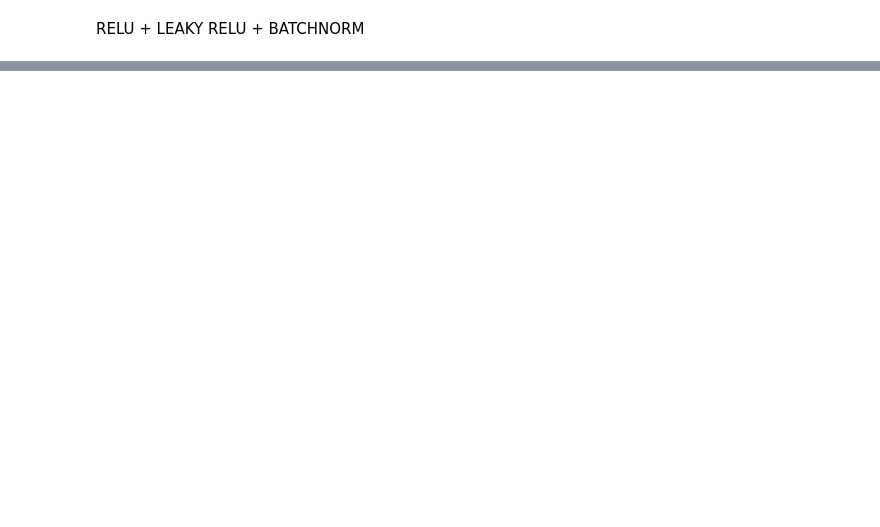
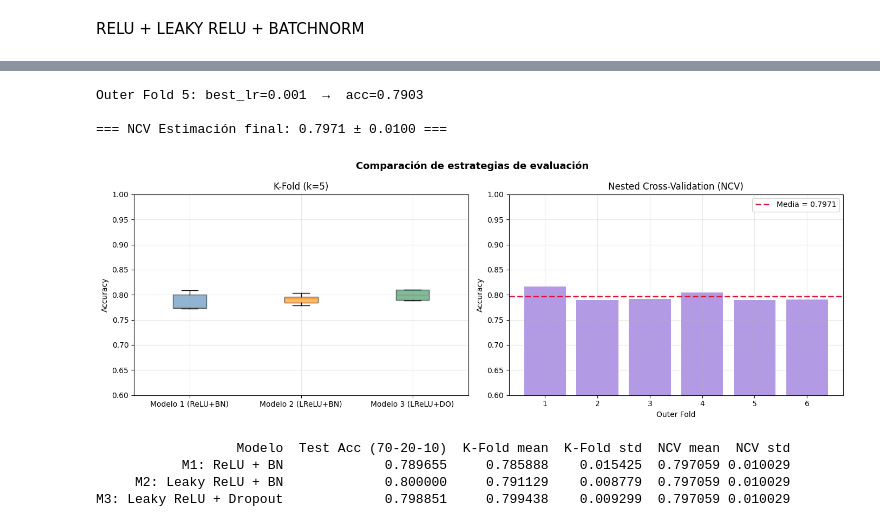
Before and after one commit to EduFergo/ml-test, a Jupyter notebook: spaceship-titanic-with-tfdf.ipynb, the cells around one changed output, grey strips where cells are left out. Saved outputs shown, nothing was run; the diff lists cells and outputs as text; code cells hidden in the pictures; blank space fills up the shorter version.

```diff
--- a/spaceship-titanic-with-tfdf.ipynb
+++ b/spaceship-titanic-with-tfdf.ipynb
@@ -529,0 +517,72 @@ print(df_comparativa)
+# %%
+final_m = models.Sequential([
+        layers.Input(shape=(input_shape,)),
+        layers.Dense(64), layers.BatchNormalization(), layers.Activation('relu'),
+        layers.Dropout(0.3),
+        layers.Dense(32), layers.BatchNormalization(), layers.Activation('relu'),
+        layers.Dropout(0.3),
+        layers.Dense(1, activation='sigmoid')
+    ])
+
+final_m.compile(optimizer=Adam(best_lr), loss='binary_crossentropy', metrics=['accuracy'])
+final_m.fit(X_otr, y_otr, epochs=30, batch_size=BATCH_SIZE,
+            callbacks=[EarlyStopping(monitor='loss', patience=7, restore_best_weights=True, verbose=0)],
+            verbose=0)
+_, outer_acc = final_m.evaluate(X_ote, y_ote, verbose=0)
+ncv_scores.append(outer_acc)
+print(f'Outer Fold {o_fold+1}: best_lr={best_lr}  →  acc={outer_acc:.4f}')
+
+print(f'\n=== NCV Estimación final: {np.mean(ncv_scores):.4f} ± {np.std(ncv_scores):.4f} ===')
+# %% [output]
+Outer Fold 5: best_lr=0.001  →  acc=0.7903
+
+=== NCV Estimación final: 0.7971 ± 0.0100 ===
+# %%
+# ## Gráficas comparativas: K-Fold y NCV
+
+fig, axes = plt.subplots(1, 2, figsize=(14, 5))
+fig.suptitle('Comparación de estrategias de evaluación', fontsize=13, fontweight='bold')
+
+# K-Fold boxplot
+ax = axes[0]
+names  = list(kfold_scores.keys())
+values = [kfold_scores[n] for n in names]
+bp = ax.boxplot(values, patch_artist=True, labels=names)
+for patch, c in zip(bp['boxes'], ['steelblue', 'darkorange', 'seagreen']):
+    patch.set_facecolor(c); patch.set_alpha(0.6)
+ax.set_title('K-Fold (k=5)'); ax.set_ylabel('Accuracy')
+ax.set_ylim(0.60, 1.0); ax.grid(True, alpha=0.3)
+
+# NCV barras
+ax = axes[1]
+ax.bar(range(1, len(ncv_scores)+1), ncv_scores, color='mediumpurple', alpha=0.7)
+ax.axhline(np.mean(ncv_scores), color='crimson', linestyle='--', linewidth=2,
+           label=f'Media = {np.mean(ncv_scores):.4f}')
+ax.set_title('Nested Cross-Validation (NCV)')
+ax.set_xlabel('Outer Fold'); ax.set_ylabel('Accuracy')
+ax.set_ylim(0.60, 1.0); ax.legend(); ax.grid(True, alpha=0.3)
+
+plt.tight_layout(); plt.show()
+# %% [output]
+[figure, added]
+# %%
+# ## Resumen final
+
+_, acc_p1 = model_p1.evaluate(X_test, y_test, verbose=0)
+_, acc_p2 = model_p2.evaluate(X_test, y_test, verbose=0)
+_, acc_p3 = model_p3.evaluate(X_test, y_test, verbose=0)
+
+resumen = pd.DataFrame({
+    'Modelo': ['M1: ReLU + BN', 'M2: Leaky ReLU + BN', 'M3: Leaky ReLU + Dropout'],
+    'Test Acc (70-20-10)': [acc_p1, acc_p2, acc_p3],
+    'K-Fold mean':  [np.mean(kfold_scores[k]) for k in kfold_scores],
+    'K-Fold std':   [np.std(kfold_scores[k])  for k in kfold_scores],
+})
+resumen['NCV mean'] = np.mean(ncv_scores)
+resumen['NCV std']  = np.std(ncv_scores)
+print(resumen.to_string(index=False))
+# %% [output]
+                  Modelo  Test Acc (70-20-10)  K-Fold mean  K-Fold std  NCV mean  NCV std
+           M1: ReLU + BN             0.789655     0.785888    0.015425  0.797059 0.010029
+     M2: Leaky ReLU + BN             0.800000     0.791129    0.008779  0.797059 0.010029
+M3: Leaky ReLU + Dropout             0.798851     0.799438    0.009299  0.797059 0.010029
```
Also changed, not shown: parts of 46 cells of this notebook.
